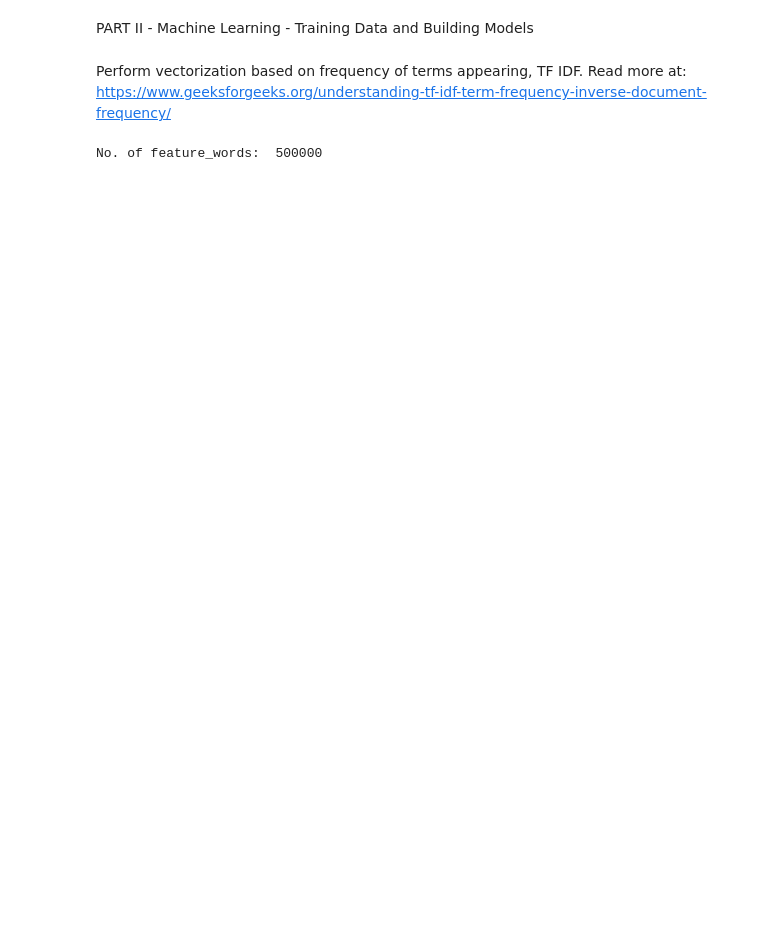
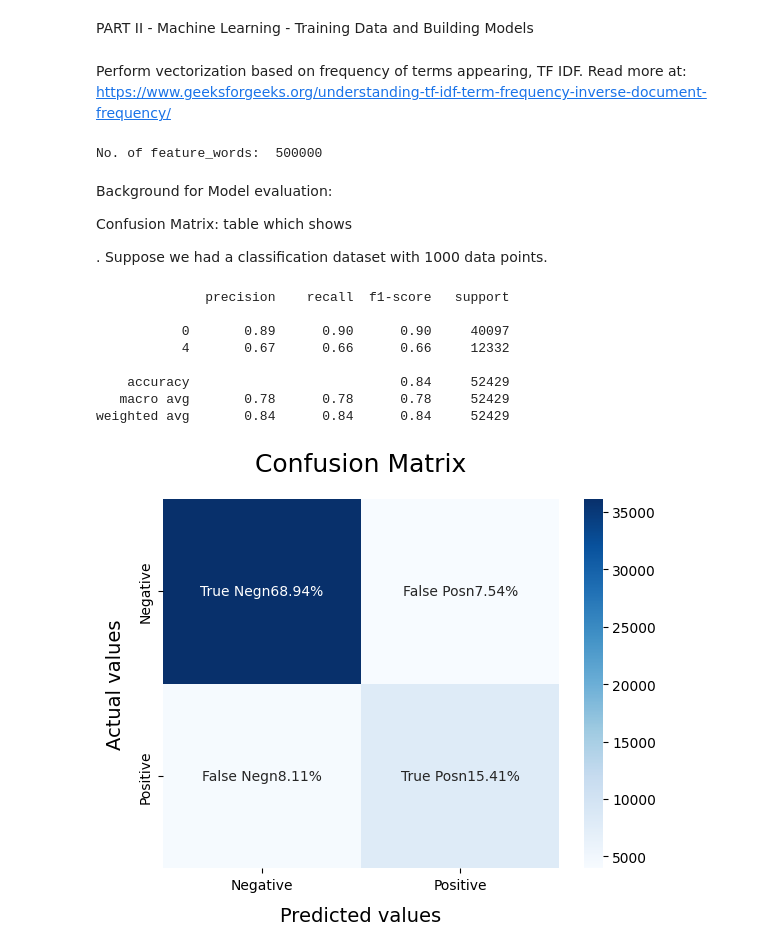
Before and after one commit to aliceKuang12/financialPredictor, a Jupyter notebook: sentiment_analysis.ipynb, the cells around one changed output. Cells and saved outputs as stored; diff of their text form; code cells hidden in the pictures; blank space fills up the shorter version.

```diff
--- a/sentiment_analysis.ipynb
+++ b/sentiment_analysis.ipynb
@@ -367,3 +362,10 @@ X_test  = vectoriser.transform(X_test)
+# %% [markdown]
+Background for Model evaluation:
+
+Confusion Matrix: table which shows
+
+
+. Suppose we had a classification dataset with 1000 data points.
 # %%
 # Step 8: model evaluation
 def model_Evaluate(model):
@@ -383,3 +385,18 @@ def model_Evaluate(model):
     plt.xlabel("Predicted values", fontdict = {'size':14}, labelpad = 10)
     plt.ylabel("Actual values" , fontdict = {'size':14}, labelpad = 10)
     plt.title ("Confusion Matrix", fontdict = {'size':18}, pad = 20)
+# %%
+BNBmodel = BernoulliNB()
+BNBmodel.fit(X_train, y_train)
+model_Evaluate(BNBmodel)
+y_pred1 = BNBmodel.predict(X_test)
+# %% [output]
+              precision    recall  f1-score   support
+
+           0       0.89      0.90      0.90     40097
+           4       0.67      0.66      0.66     12332
+
+    accuracy                           0.84     52429
+   macro avg       0.78      0.78      0.78     52429
+weighted avg       0.84      0.84      0.84     52429
+[figure, added]
```
Also changed, not shown: parts of 10 cells of this notebook.
